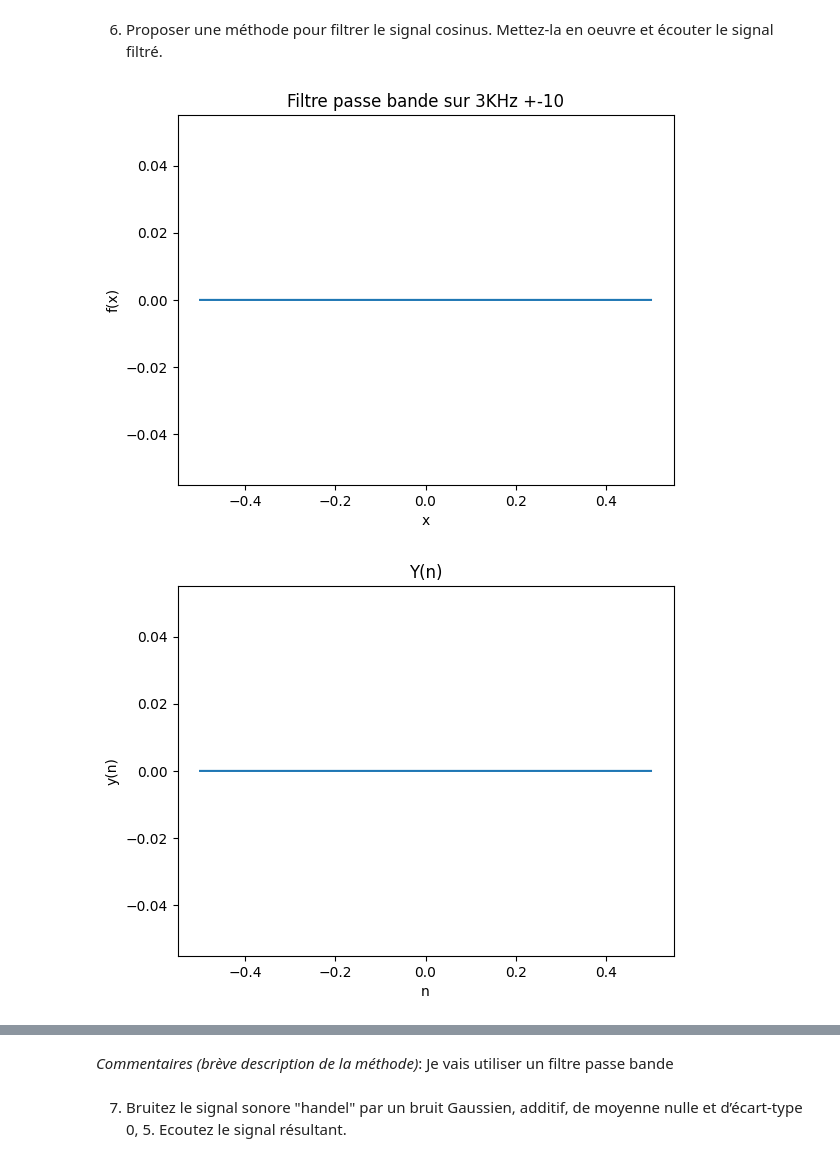
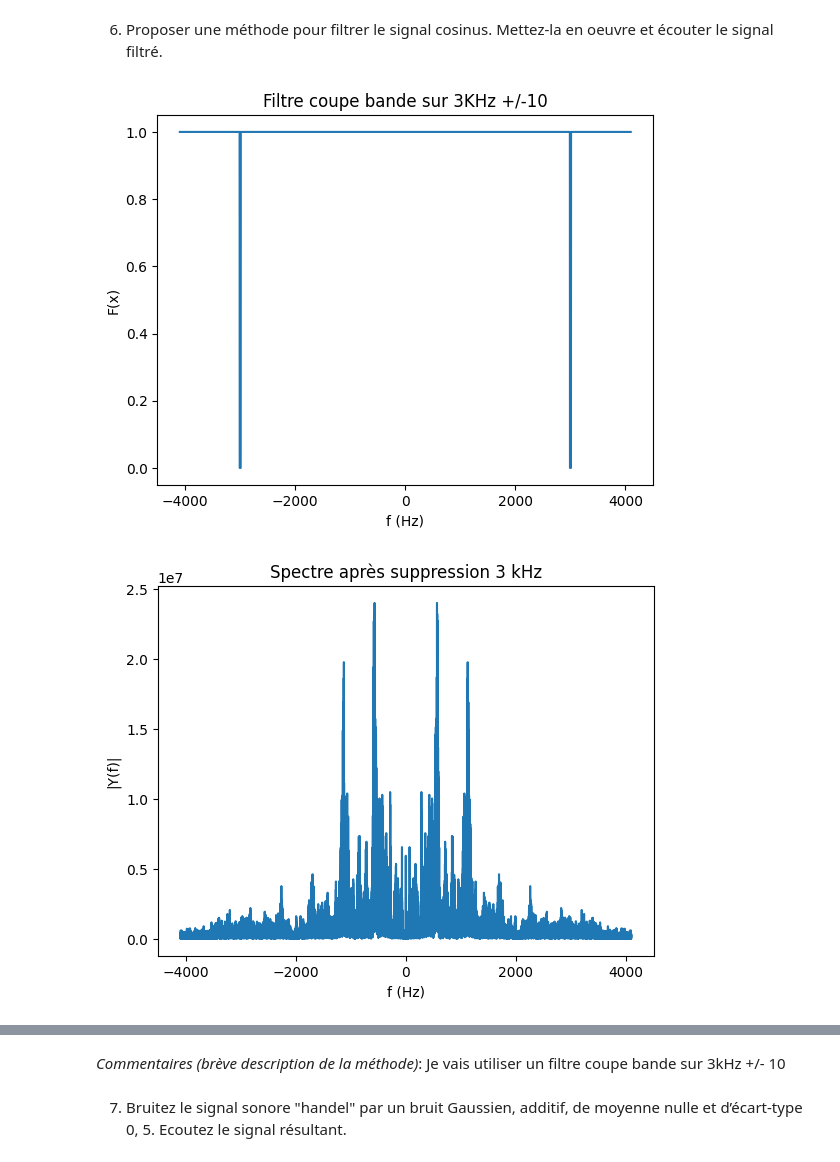
Before and after one commit to SearleOliver/Image-et-Signal, a Jupyter notebook: Traitement du Signal/NotebookTDS_TP2324.ipynb, the cells around one changed output, grey strips where cells are left out. Drawn from its saved outputs; the diff is of its cells as text; code cells hidden in the pictures.

```diff
--- a/Traitement du Signal/NotebookTDS_TP2324.ipynb
+++ b/Traitement du Signal/NotebookTDS_TP2324.ipynb
@@ -329,10 +329,11 @@ wav.write('handel_sin.wav', fs2, signal_sin.astype(np.int16))
 # %% [markdown]
 5) Calculer et afficher le module de la transformée de Fourier du signal résultant.
 # %%
+
 Ysin = np.fft.fftshift(np.fft.fft(signal_sin))
 
 N = len(signal_sin)
-f = np.fft.fftshift(np.fft.fftfreq(N, d=1))
+f = np.fft.fftshift(np.fft.fftfreq(N, d=1/fs2))
 
 # module
 plt.figure()
@@ -346,29 +347,38 @@ plt.show()
 # %% [markdown]
 6) Proposer une méthode pour filtrer le signal cosinus. Mettez-la en oeuvre et écouter le signal filtré.
 # %%
-fpb = []
-fb = 3000-10
-fh = 3000+10
-
-fph = np.where(np.abs(f)<= fh,1,0)
-fpb = np.where(np.abs(f)<= fb,1,0)
-fpb = fph - fpb
+filtre = []
+bande=3000
+ecart=10
+for i in f:
+    if (bande-ecart <= i and i <= bande+ecart) or (-bande-ecart <= i and i <= -bande+ecart):
+        filtre.append(0)
+    else:
+        filtre.append(1)
 
 plt.figure()
-plt.plot(f, fpb)
-plt.xlabel("x")
-plt.ylabel("f(x)")
-plt.title("Filtre passe bande sur 3KHz +-10")
+plt.plot(f, filtre)
+plt.xlabel("f (Hz)")
+plt.ylabel("F(x)")
+plt.title("Filtre coupe bande sur 3KHz +/-10")
 plt.show()
 
-yfb = np.fft.ifft(np.fft.ifftshift(Ysin * fpb))
+Ycp = Ysin * filtre
+ycp = np.fft.ifft(np.fft.ifftshift(Ycp))
 
 plt.figure()
-plt.plot(f, np.abs(yfb))
-plt.xlabel("n")
-plt.ylabel("y(n)")
-plt.title("Y(n)")
+plt.plot(f, np.abs(Ycp))
+plt.xlabel("f (Hz)")
+plt.ylabel("|Y(f)|")
+plt.title("Spectre après suppression 3 kHz")
 plt.show()
+
+plt.figure()
+plt.plot(t, np.abs(ycp))
+plt.xlabel("x")
+plt.ylabel("y(x)")
+plt.title("Spectre après suppression 3 kHz")
+plt.show()
 # %% [output]
-[figure, old version]
+[figure, new version]
-[figure, old version]
+[figure, new version]
@@ -375,4 +386,4 @@ plt.show()
 # %% [markdown]
-*Commentaires (brève description de la méthode)*: Je vais utiliser un filtre passe bande
+*Commentaires (brève description de la méthode)*: Je vais utiliser un filtre coupe bande sur 3kHz +/- 10
 # %% [markdown]
 7) Bruitez le signal sonore "handel" par un bruit Gaussien, additif, de moyenne nulle et d’écart-type 0, 5. Ecoutez le signal résultant.
```
Also changed, not shown: parts of 7 cells of this notebook, 1 other file.
